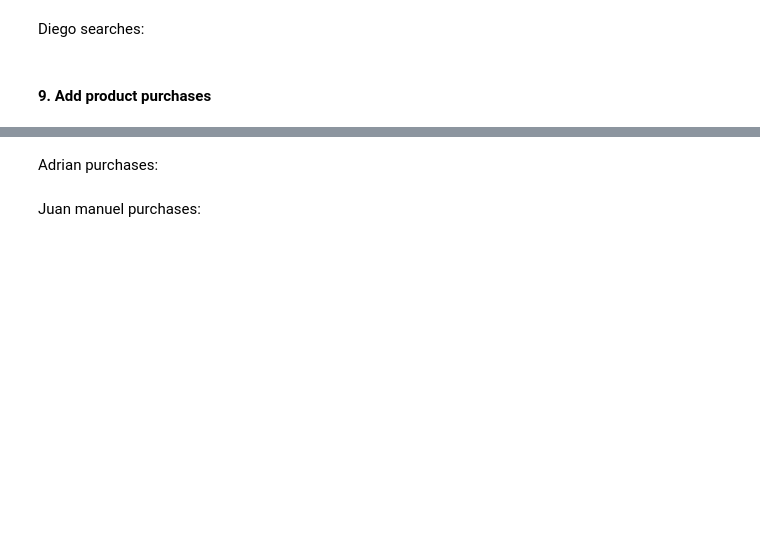
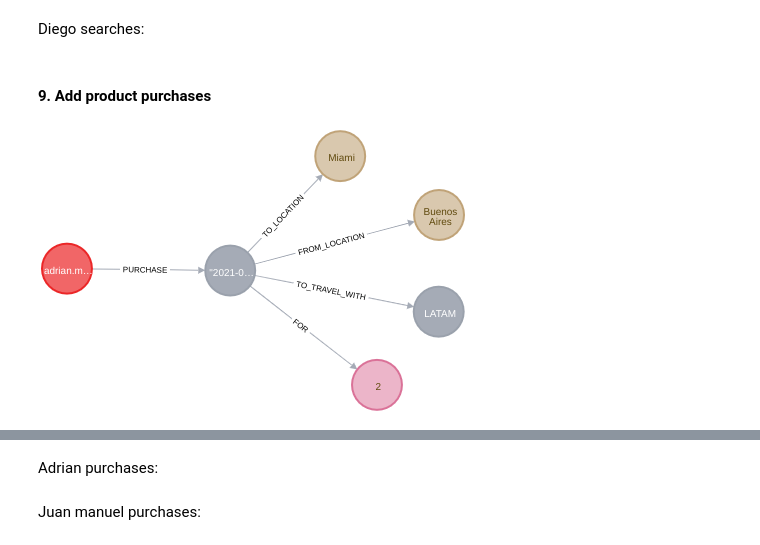
Before and after one commit to adrianmarino/recommendations-toy-example, a Jupyter notebook: toy-example.ipynb, the cells around one changed output, grey strips where cells are left out. Drawn from its saved outputs; the diff is of its cells as text; code cells hidden in the pictures; blank space fills up the shorter version.

```diff
--- a/toy-example.ipynb
+++ b/toy-example.ipynb
@@ -450,6 +461,10 @@ flight_search_event(email=diego, from_city="BUE", to_city="SLA", times=5)
 flight_search_event(email=diego, from_city="BUE", to_city="BCN", times=5)
 # %% [markdown]
 #### 9. Add product purchases
+# %%
+Image(filename='images/flight-reservation.png')
+# %% [output]
+[figure, added]
 # %%
 def flight_purchease(
     email,
```
Also changed, not shown: parts of 14 cells of this notebook, 7 other files.
